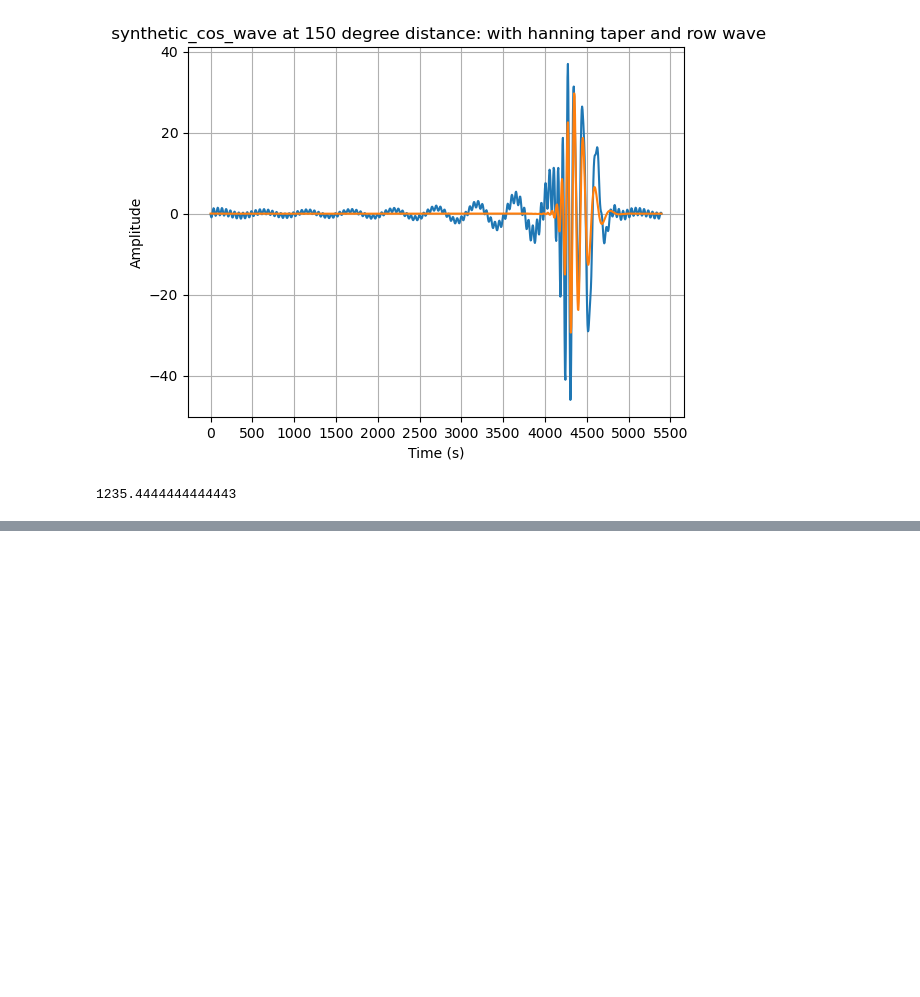
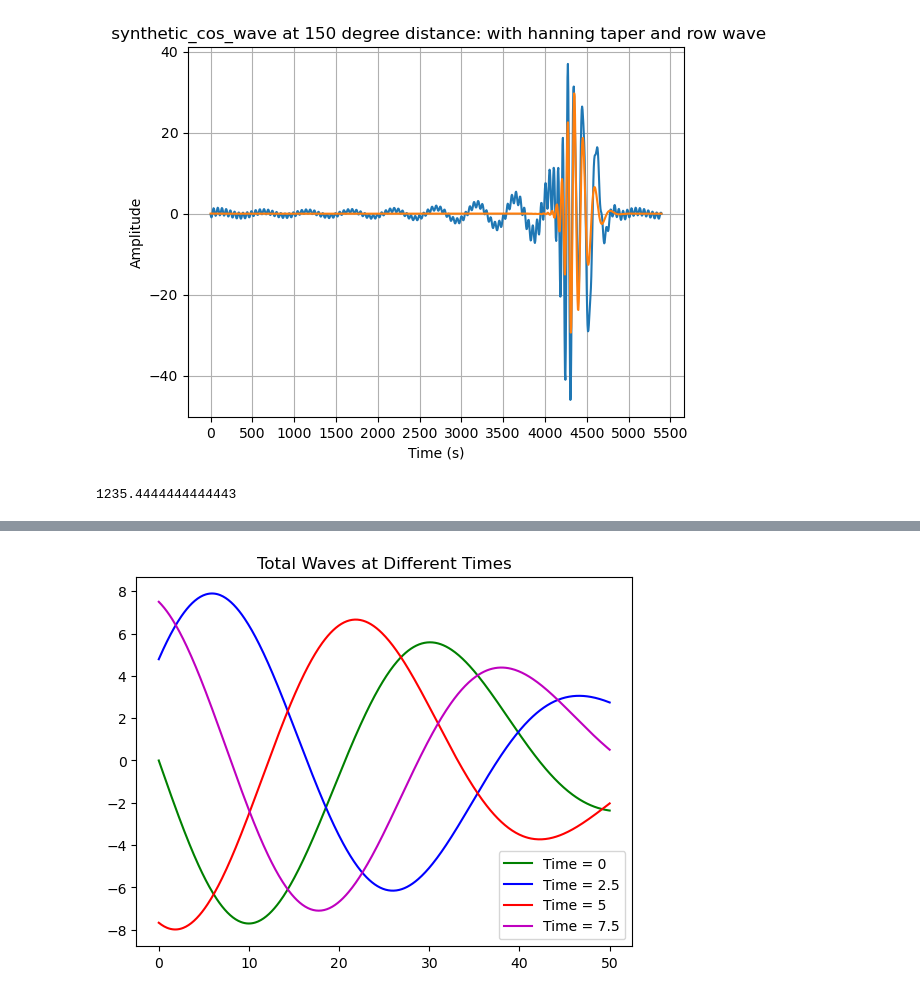
Before and after one commit to SKvr-46/Wavenumber_Spectrum, a Jupyter notebook: wavePropagation/Reyleigh.ipynb, the cells around one changed output, grey strips where cells are left out. Saved outputs shown, nothing was run; the diff lists cells and outputs as text; code cells hidden in the pictures; blank space fills up the shorter version.

```diff
--- a/wavePropagation/Reyleigh.ipynb
+++ b/wavePropagation/Reyleigh.ipynb
@@ -290,0 +389,33 @@ dis / 5.4
+# %%
+import numpy as np
+import matplotlib.pyplot as plt
+
+# パラメータ設定
+A = 1            # 振幅
+c_base = 5       # 基本波速度
+delta_c = 0.5    # 波速度の差
+x = np.linspace(0, 50, 500) # x軸（距離）
+
+# 8つの波動を合成
+num_waves = 8
+
+# 時間ステップと色
+time_steps = [0, 2.5, 5, 7.5]
+colors = ['g', 'b', 'r', 'm']
+
+plt.figure()
+
+for t, color in zip(time_steps, colors):
+    y_total = np.zeros_like(x)
+    for i in range(num_waves):
+        c_i = c_base + i * delta_c
+        y = A * np.sin((t - x / c_i))
+        y_total += y
+
+    plt.plot(x, y_total, label=f"Time = {t}", color=color)
+
+plt.title("Total Waves at Different Times")
+plt.legend()
+plt.show()
+# %% [output]
+[figure, added]
```
Also changed, not shown: parts of 4 cells of this notebook.
